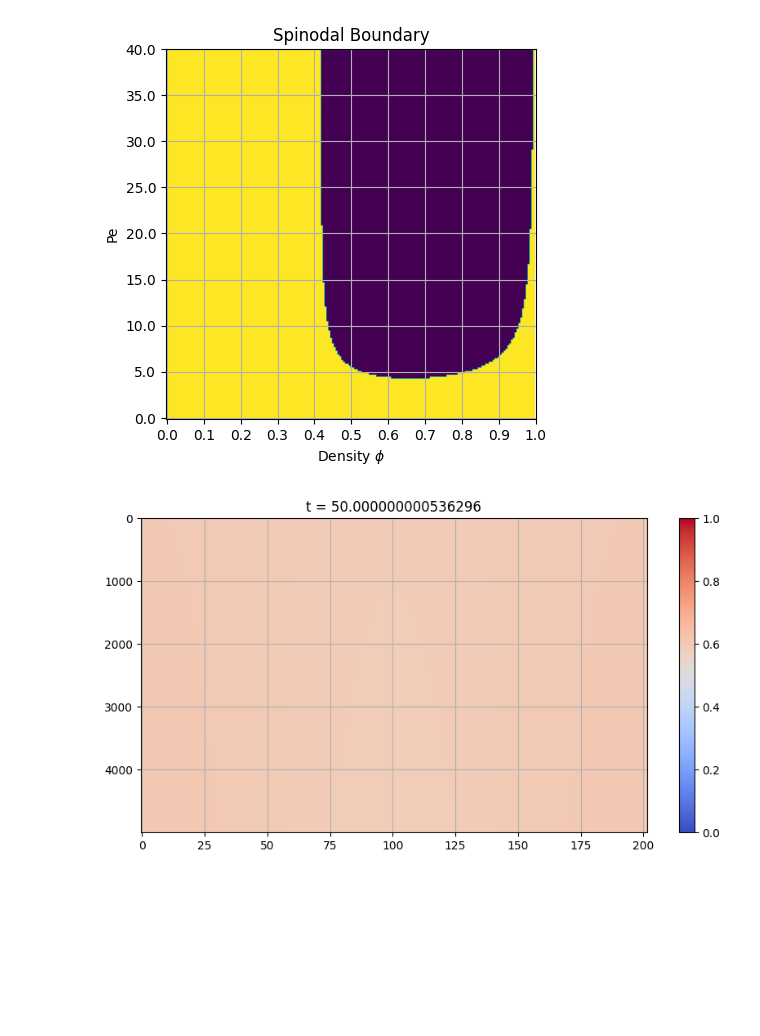
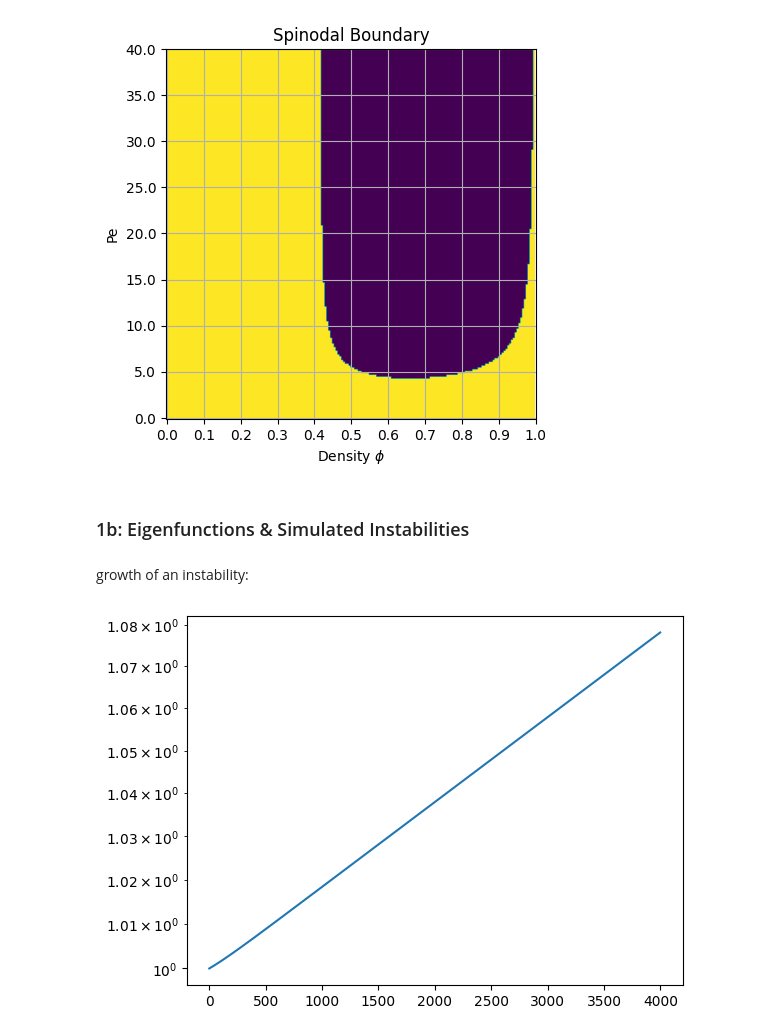
Before and after one commit to noahgrodzinski/Active-Interfaces, a Jupyter notebook: Numerics_1D/no_wall_sims/easy_to_read_1d_sims.ipynb, the cells around one changed output. Saved outputs shown, nothing was run; the diff lists cells and outputs as text; code cells hidden in the pictures; blank space fills up the shorter version.

```diff
--- a/Numerics_1D/no_wall_sims/easy_to_read_1d_sims.ipynb
+++ b/Numerics_1D/no_wall_sims/easy_to_read_1d_sims.ipynb
@@ -154,14 +36,16 @@ def b(phi, Pe):
 
 def W(phi, Pe):
     W = np.array([
-        [-D_E*(omega)**2, -np.sqrt(D_0*D_E)*Pe/2*1.0j*(omega)*(1-phi), 0, 0, 0, 0, 0, 0],
-        [2*b(phi, Pe) - np.sqrt(D_0*D_E)*Pe*1.0j*omega*phi*d_s_prime(phi), a(phi)-1*D_0, b(phi, Pe), 0, 0, 0, 0, 0],
-        [0, b(phi, Pe), a(phi) - 4*D_0, b(phi, Pe), 0, 0, 0, 0],
-        [0, 0, b(phi, Pe), a(phi) - 9*D_0, b(phi, Pe), 0, 0, 0],
-        [0, 0, 0, b(phi, Pe), a(phi) - 16*D_0, b(phi, Pe), 0, 0],
-        [0, 0, 0, 0, b(phi, Pe), a(phi) - 25*D_0, b(phi, Pe), 0],
-        [0, 0, 0, 0, 0, b(phi, Pe), a(phi) - 36*D_0, 0],
-        [0, 0, 0, 0, 0, 0, b(phi, Pe), a(phi) - 49*D_0]
+        [-D_E*(omega)**2, -np.sqrt(D_0*D_E)*Pe/2*1.0j*(omega)*(1-phi), 0, 0, 0, 0, 0, 0, 0, 0],
+        [2*b(phi, Pe) - np.sqrt(D_0*D_E)*Pe*1.0j*omega*phi*d_s_prime(phi), a(phi)-1*D_0, b(phi, Pe), 0, 0, 0, 0, 0, 0, 0],
+        [0, b(phi, Pe), a(phi) - 4*D_0, b(phi, Pe), 0, 0, 0, 0, 0, 0],
+        [0, 0, b(phi, Pe), a(phi) - 9*D_0, b(phi, Pe), 0, 0, 0, 0, 0],
+        [0, 0, 0, b(phi, Pe), a(phi) - 16*D_0, b(phi, Pe), 0, 0, 0, 0],
+        [0, 0, 0, 0, b(phi, Pe), a(phi) - 25*D_0, b(phi, Pe), 0, 0, 0],
+        [0, 0, 0, 0, 0, b(phi, Pe), a(phi) - 36*D_0, b(phi, Pe), 0, 0],
+        [0, 0, 0, 0, 0, 0, b(phi, Pe), a(phi) - 49*D_0, b(phi, Pe), 0],
+        [0, 0, 0, 0, 0, 0, 0, b(phi, Pe), a(phi) - 64*D_0, b(phi, Pe)],
+        [0, 0, 0, 0, 0, 0, 0, 0, b(phi, Pe), a(phi) - 81*D_0]
     ])
     return W
 
@@ -190,3 +81,5 @@ plt.show()
+# %% [markdown]
+### 1b: Eigenfunctions & Simulated Instabilities
 # %%
 def maximal_instability_function(phi, Pe):
     W_ = W(phi, Pe)
@@ -197,26 +90,30 @@ def maximal_instability_function(phi, Pe):
     A_n = eigenvectors[:, index_max_real]
 
     def f_0(x, theta):
-        eigenfunction = np.real(np.sum([A_n[k] * np.cos(k*theta) * np.exp(1.0j * omega * x) for k in range(8)]))
+        eigenfunction = np.real(np.sum([A_n[k] * np.cos(k*theta) * np.exp(1.0j * 2*np.pi/20 * x) for k in range(10)]))
         return eigenfunction
 
     return f_0
+# %% [markdown]
+growth of an instability:
 # %%
-phi=0.6
-Pe = 10
+phi=0.65
+Pe = 4.5
 
 N_x = 200
 N_theta = 30
 
 test_f = dim_one_sim.f(N_x=N_x+2, N_theta=N_theta, v_0=Pe, L_x=20)
 
 delta_f = maximal_instability_function(phi, Pe)
 pertubation = np.array([[delta_f(x, theta) for theta in np.linspace(0, 2*np.pi, N_theta)] for x in np.linspace(0, 20, N_x)])
 test_f.f[1:-1, :] = np.copy(phi/(2*np.pi)*np.ones((N_x, N_theta)) + 0.001*pertubation)
 
-end_time = 50.0
+end_time = 40.0
 test_f.evolve_to_time(t=end_time, recording_steps=1.0/200)
-test_f.plot_history(y_breaks = 1, x_breaks=2)
-plt.show()
+
+initial_dist = np.sqrt(np.sum(np.square(test_f.history_rho[0][1:-1] - phi)))
+plt.plot([np.sqrt(np.sum(np.square(test_f.history_rho[i][1:-1]  - phi)))/initial_dist for i in range(len(test_f.history_rho))])
+plt.yscale('log')
 # %% [output]
-[figure, old version]
+[figure, new version]
```
Also changed, not shown: parts of 23 cells of this notebook, 4 other files.
